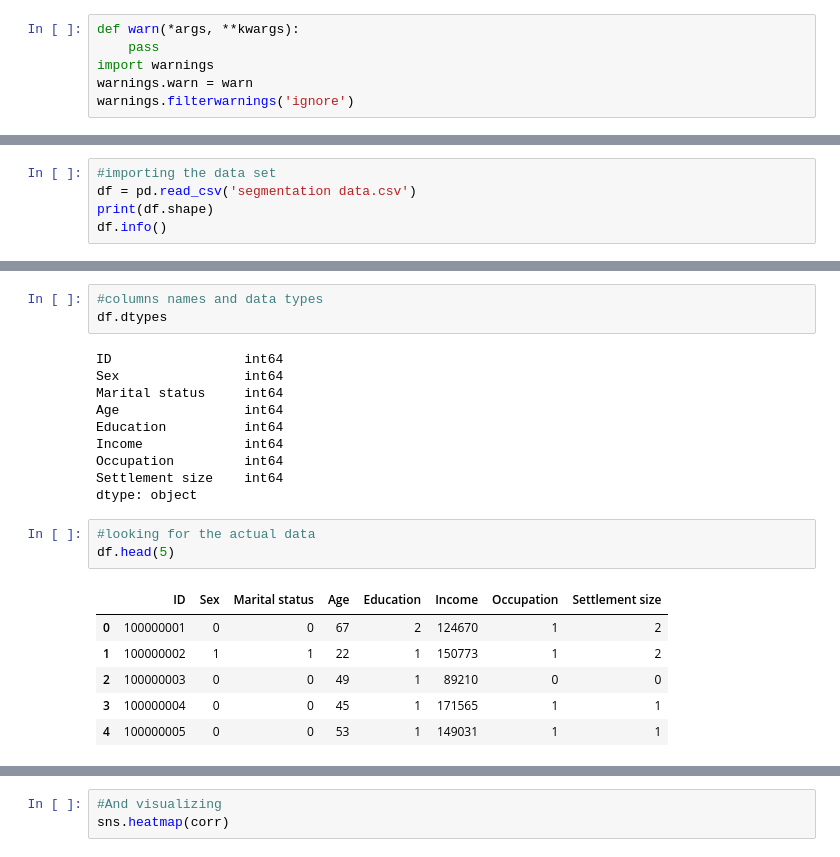
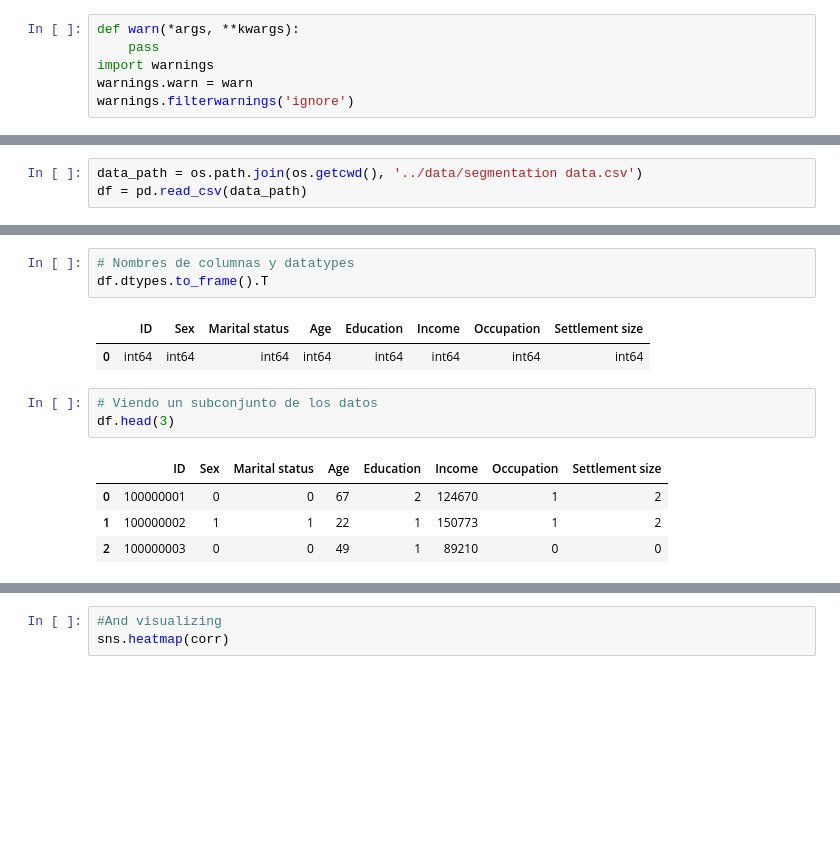
Before and after one commit to a-jimenezc/Segmentacion_de_clientes, a Jupyter notebook: notebooks/1_EDA_DL_modeling_aj.ipynb, the cells around one changed output, grey strips where cells are left out. Saved outputs shown, nothing was run; the diff lists cells and outputs as text; blank space fills up the shorter version.

```diff
--- a/notebooks/1_EDA_DL_modeling_aj.ipynb
+++ b/notebooks/1_EDA_DL_modeling_aj.ipynb
@@ -12,5 +44,3 @@ import seaborn as sns
 # %%
-#importing the data set
-df = pd.read_csv('segmentation data.csv')
-print(df.shape)
-df.info()
+data_path = os.path.join(os.getcwd(), '../data/segmentation data.csv')
+df = pd.read_csv(data_path)
@@ -34,23 +47,14 @@ memory usage: 125.1 KB
 # %%
-#columns names and data types
-df.dtypes
+# Nombres de columnas y datatypes
+df.dtypes.to_frame().T
 # %% [output]
-ID                 int64
-Sex                int64
-Marital status     int64
-Age                int64
-Education          int64
-Income             int64
-Occupation         int64
-Settlement size    int64
-dtype: object
+|  | ID | Sex | Marital status | Age | Education | Income | Occupation | Settlement size |
+| 0 | int64 | int64 | int64 | int64 | int64 | int64 | int64 | int64 |
 # %%
-#looking for the actual data
-df.head(5)
+# Viendo un subconjunto de los datos
+df.head(3)
 # %% [output]
 |  | ID | Sex | Marital status | Age | Education | Income | Occupation | Settlement size |
 | 0 | 100000001 | 0 | 0 | 67 | 2 | 124670 | 1 | 2 |
 | 1 | 100000002 | 1 | 1 | 22 | 1 | 150773 | 1 | 2 |
 | 2 | 100000003 | 0 | 0 | 49 | 1 | 89210 | 0 | 0 |
-| 3 | 100000004 | 0 | 0 | 45 | 1 | 171565 | 1 | 1 |
-| 4 | 100000005 | 0 | 0 | 53 | 1 | 149031 | 1 | 1 |
```
Also changed, not shown: parts of 28 cells of this notebook.
